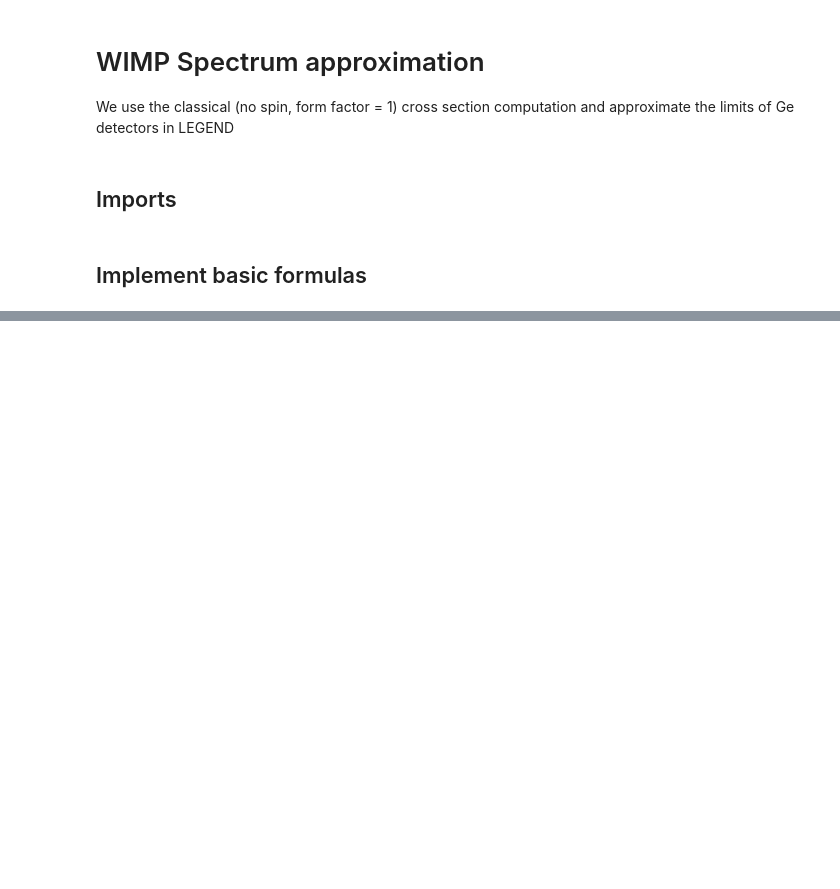
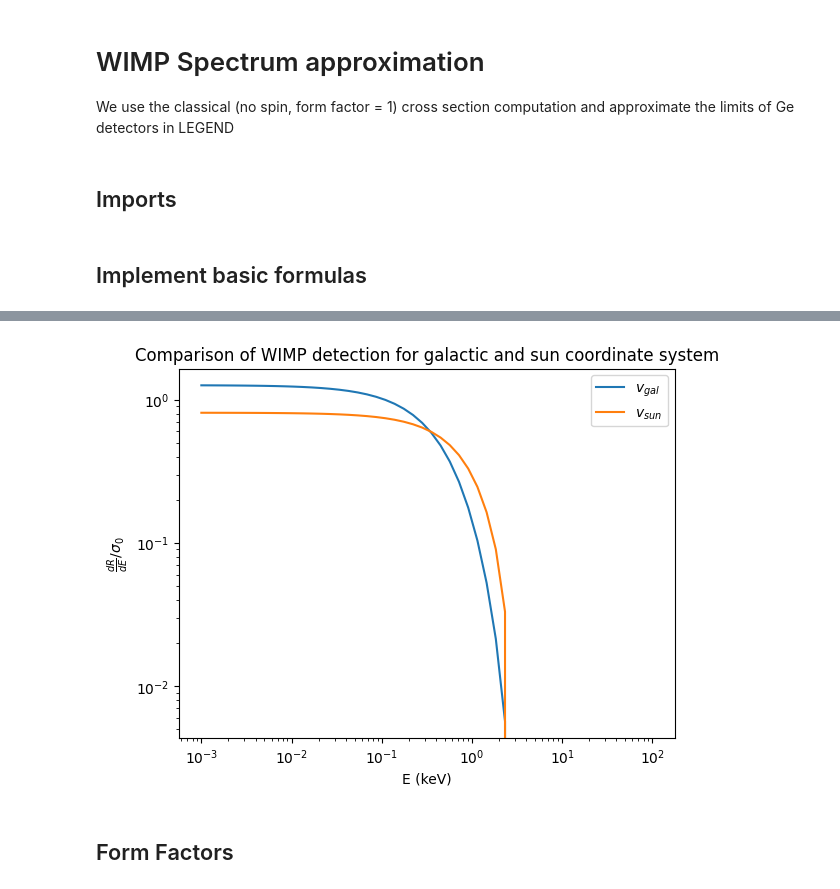
Before and after one commit to tiagocamison/WIMP-LEGEND, a Jupyter notebook: WIMP_O1_spectrum.ipynb, the cells around one changed output, grey strips where cells are left out. Saved outputs shown, nothing was run; the diff lists cells and outputs as text; code cells hidden in the pictures; blank space fills up the shorter version.

Commit message:
Introduced sun-based velocity distribution and 1st order form factor

```diff
--- a/WIMP_O1_spectrum.ipynb
+++ b/WIMP_O1_spectrum.ipynb
@@ -114,0 +102,48 @@ print(v0, vesc)
+# %%
+# Constants
+v_sun = 251e3 / c
+v_earth = 30e3 / c
+v_eff = v_sun + np.cos(np.pi/3) * v_earth
+# %%
+def speed_f_boosted(v0, vesc, ve):
+    N = abs(normalization(v0, vesc))
+    prefactor = np.pi * v0**2 / (ve * N)
+
+    def g(v):
+        v = np.asarray(v)
+        res = np.zeros_like(v)
+
+        # Region 1: v < vesc - ve
+        mask1 = v < (vesc - ve)
+        res[mask1] = v[mask1] * prefactor * (
+            np.exp(-((v[mask1] - ve)/v0)**2) - np.exp(-((v[mask1] + ve)/v0)**2)
+        )
+
+        # Region 2: vesc - ve <= v < vesc + ve
+        mask2 = (v >= (vesc - ve)) & (v < (vesc + ve))
+        res[mask2] = v[mask2] * prefactor * (
+            np.exp(-((v[mask2] - ve)/v0)**2) - np.exp(-(vesc/v0)**2)
+        )
+
+        # Region 3: v >= vesc + ve (remains 0)
+        return res
+
+    return g
+# %%
+E = E_keV * 1e-6  # GeV
+eta_sun = make_eta(speed_f_boosted(v0, vesc, v_eff), vesc)
+eta_gal = make_eta(speed_f(v0, vesc), vesc)
+
+plt.plot(E_keV, np.abs(dRdE(m, m_n, E, 1, rho, eta_gal)), label=r"$v_{gal}$")
+plt.plot(E_keV, np.abs(dRdE(m, m_n, E, 1, rho, eta_sun)), label=r"$v_{sun}$")
+plt.xscale('log')
+plt.yscale('log')
+plt.xlabel("E (keV)")
+plt.ylabel(r"$\frac{dR}{dE} / \sigma_0$")
+plt.title("Comparison of WIMP detection for galactic and sun coordinate system")
+plt.legend()
+plt.show()
+# %% [output]
+[figure, added]
+# %% [markdown]
+## Form Factors
```
Also changed, not shown: parts of 7 cells of this notebook.
